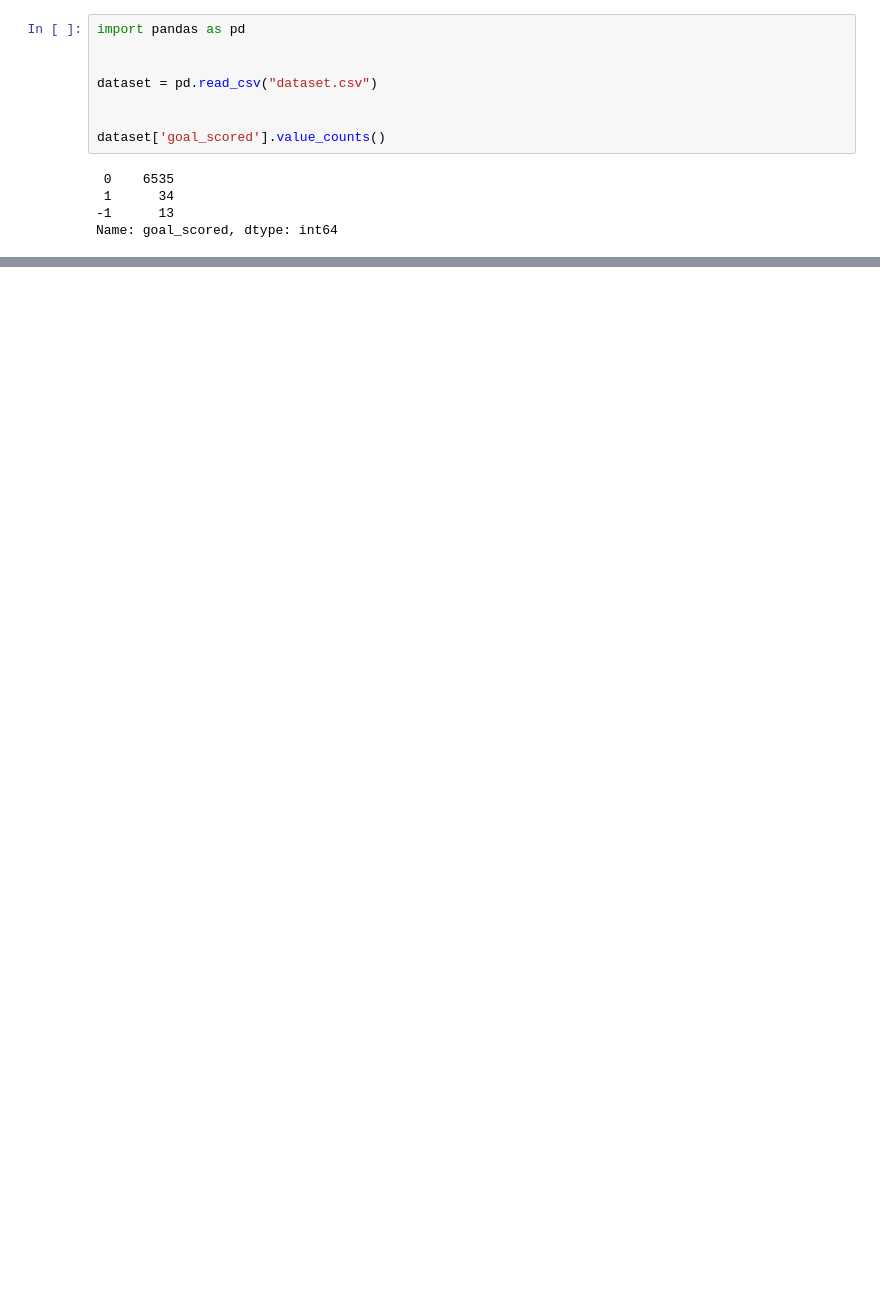
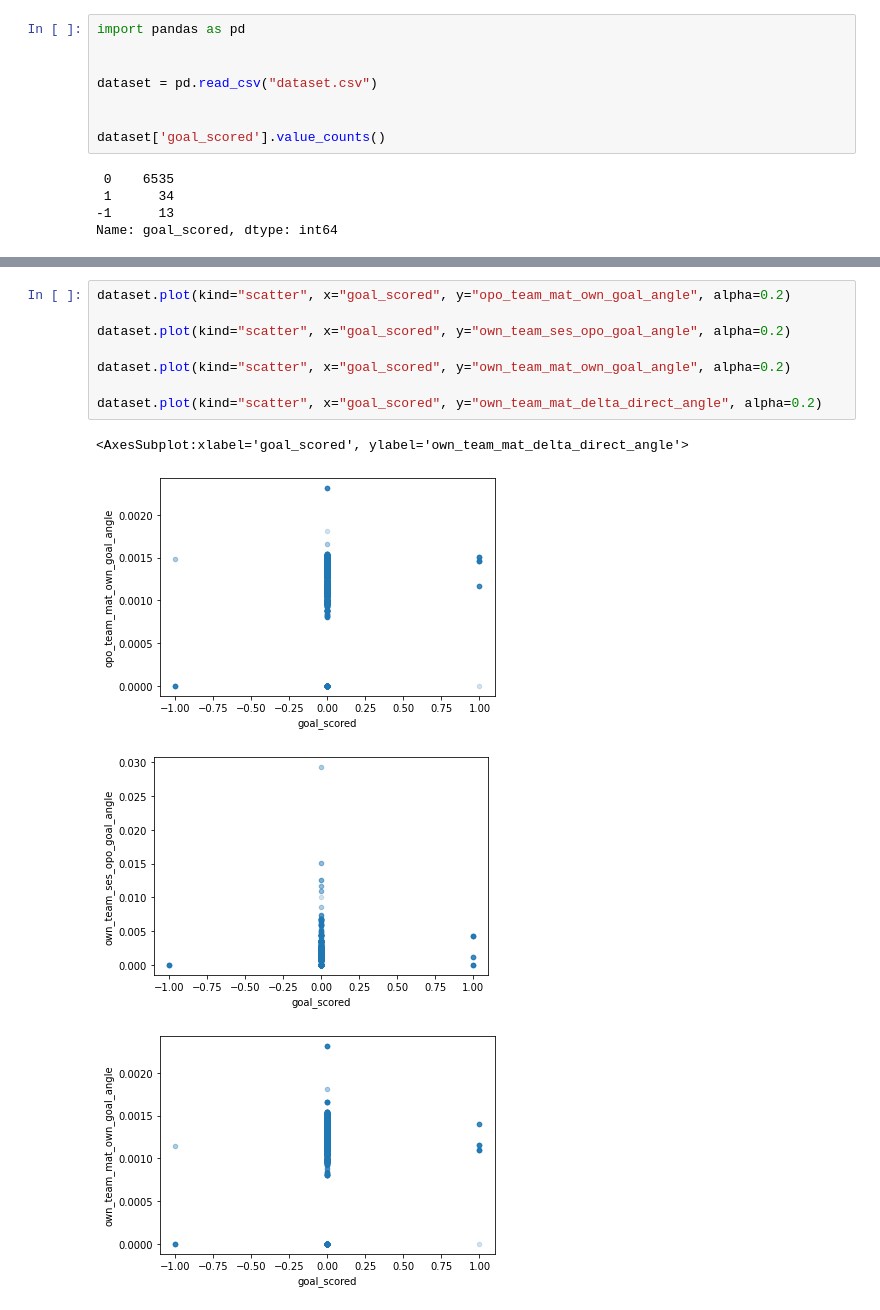
Before and after one commit to xecarlox94/data_mining_machine_learning, a Jupyter notebook: Untitled.ipynb, the cells around one changed output, grey strips where cells are left out. Cells and saved outputs as stored; diff of their text form; blank space fills up the shorter version.

```diff
--- a/Untitled.ipynb
+++ b/Untitled.ipynb
@@ -347,0 +406,13 @@ indirect_distance
+# %%
+dataset.plot(kind="scatter", x="goal_scored", y="opo_team_mat_own_goal_angle", alpha=0.2)
+
+dataset.plot(kind="scatter", x="goal_scored", y="own_team_ses_opo_goal_angle", alpha=0.2)
+
+dataset.plot(kind="scatter", x="goal_scored", y="own_team_mat_own_goal_angle", alpha=0.2)
+
+dataset.plot(kind="scatter", x="goal_scored", y="own_team_mat_delta_direct_angle", alpha=0.2)
+# %% [output]
+<AxesSubplot:xlabel='goal_scored', ylabel='own_team_mat_delta_direct_angle'>
+[figure, added]
+[figure, added]
+[figure, added]
```
Also changed, not shown: parts of 9 cells of this notebook, 1 other file.
